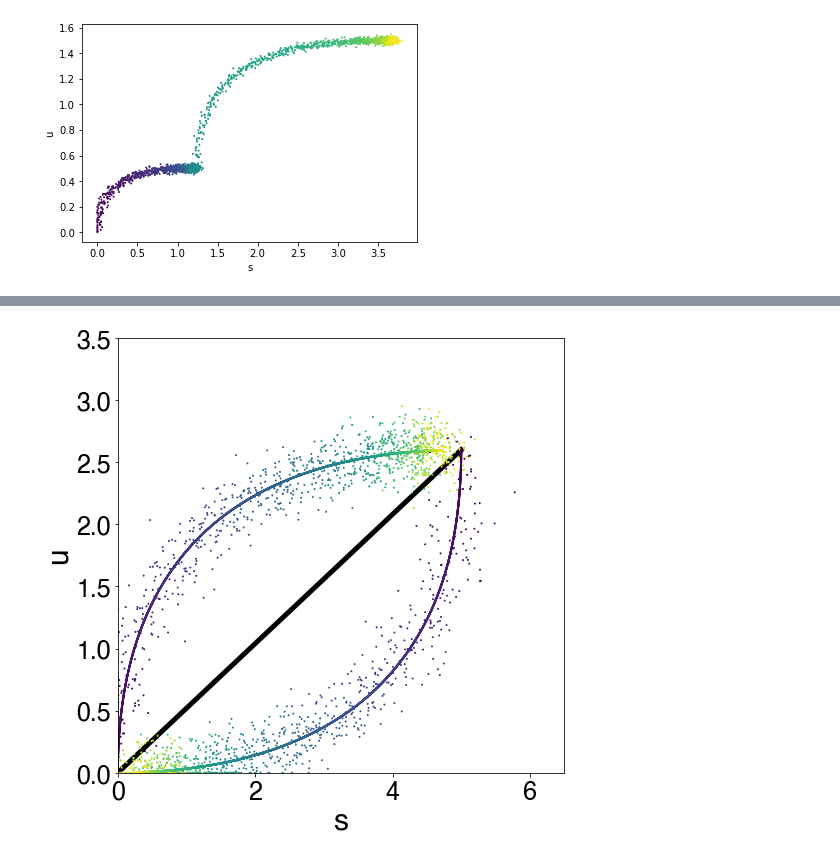
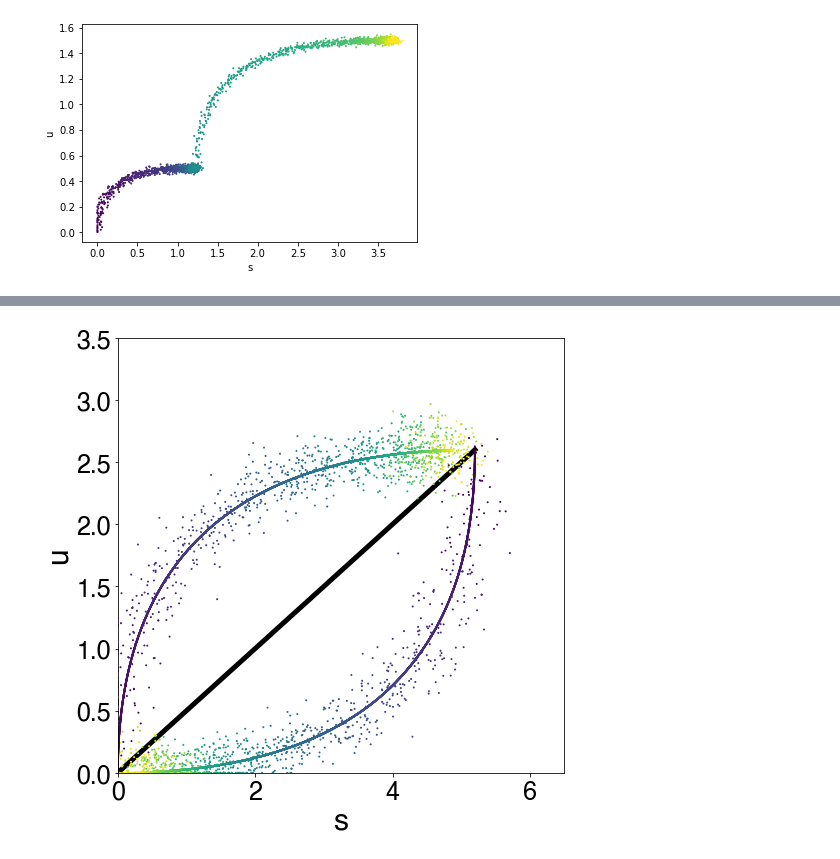
Before and after one commit to GuangyuWangLab2021/cellDancer, a Jupyter notebook: analysis/Pengzhi/gastrulation_pseudotime/simulation_simple.ipynb, the cells around one changed output, grey strips where cells are left out. Drawn from its saved outputs; the diff is of its cells as text; code cells hidden in the pictures.

```diff
--- a/analysis/Pengzhi/gastrulation_pseudotime/simulation_simple.ipynb
+++ b/analysis/Pengzhi/gastrulation_pseudotime/simulation_simple.ipynb
@@ -347,7 +331,7 @@ boost_data = generate_forward(
     gene_num=1,
     alpha=2.6,
     beta=1,
-    gamma=0.52,
+    gamma=0.5,
     sample=1000,
     noise_level=0.5)
 
@@ -358,7 +342,7 @@ recession_data = generate(
     0,
     1,
     0,
-    0.52,
+    0.5,
     0,
     99.999,
     0,
@@ -371,7 +355,7 @@ boost_data_no_noise= generate_forward(
     gene_num=1,
     alpha=2.6,
     beta=1,
-    gamma=0.52,
+    gamma=0.5,
     sample=10000,
     noise_level=0.)
 
@@ -382,36 +366,36 @@ recession_data_no_noise = generate(
     0,
     1,
     0,
-    0.52,
+    0.5,
     0,
     100,
     0,
     10000,
     0,
     0.)
 
 for gene in boost_data.gene_list.drop_duplicates():
     data1 = boost_data[boost_data.gene_list == gene].reset_index()
     data2 = recession_data[recession_data.gene_list == gene].reset_index()
     data3 = boost_data_no_noise[boost_data_no_noise.gene_list == gene].reset_index()
     data4 = recession_data_no_noise[recession_data_no_noise.gene_list == gene].reset_index()
 
     fig, ax = plt.subplots(figsize=(8,8))
     ax.scatter(data1['s0'], data1['u0'], c=data1.index, s=1)
     ax.scatter(data2['s0'], data2['u0'], c=data2.index, s=1)
     ax.scatter(data3['s0'], data3['u0'], c=data3.index, s=1)
     ax.scatter(data4['s0'], data4['u0'], c=data4.index, s=1)
-    ax.plot([0, 2.6/0.52],[0, 2.6/1], 'k-', zorder=-1, linewidth=5)
+    ax.plot([0, 2.6/0.5],[0, 2.6/1], 'k-', zorder=-1, linewidth=5)
 
     ax.set_xlabel("s")
     ax.set_ylabel("u")
     ax.set_xlim(0,6.5)
     ax.set_ylim(0,3.5)
     #ax.set_aspect('equal')
     #ax.axis('scaled')
 
 
 
     plt.savefig("steady.png", dpi=600)
 # %% [output]
-[figure, old version]
+[figure, new version]
```
Also changed, not shown: parts of 1 cell of this notebook, 6 other files.
